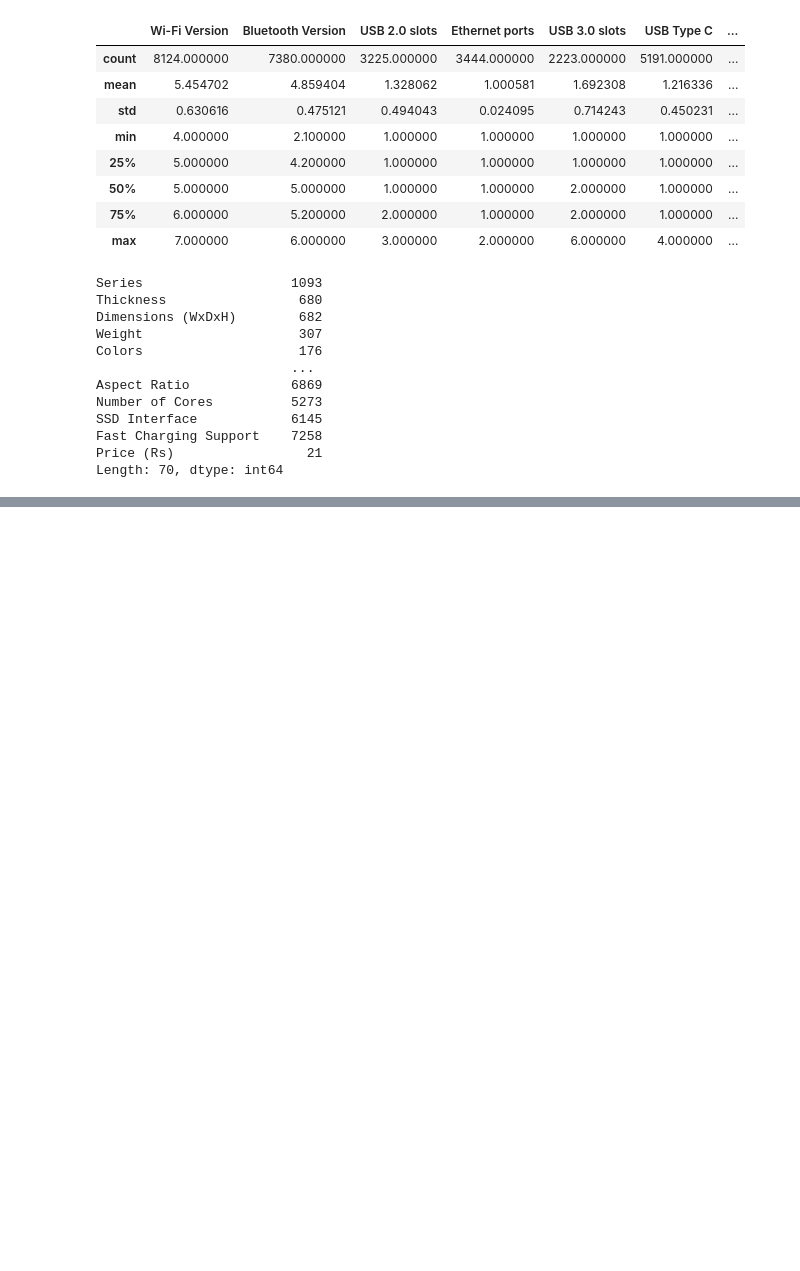
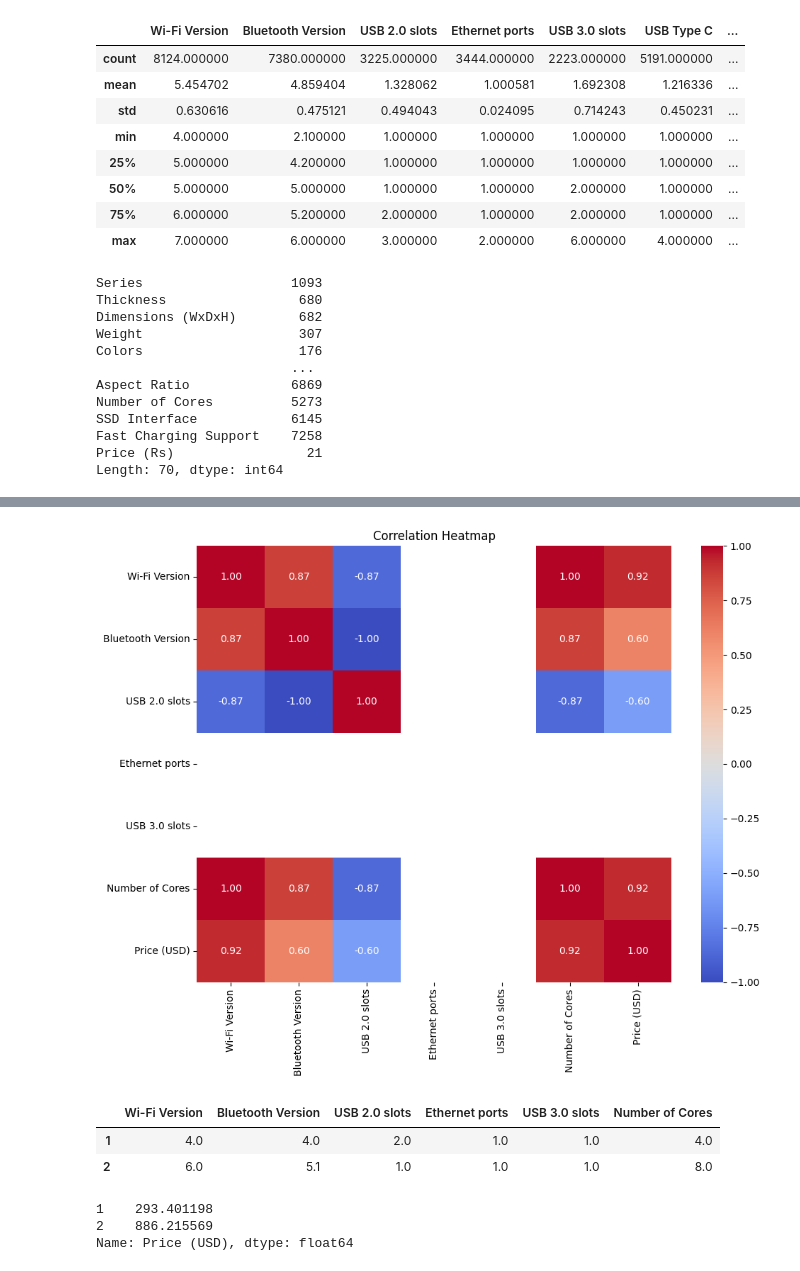
Before and after one commit to aydeeqm/dsrp-ml-notebooks, a Jupyter notebook: notebooks/regression_laptop.ipynb, the cells around one changed output, grey strips where cells are left out. Cells and saved outputs as stored; diff of their text form; code cells hidden in the pictures; blank space fills up the shorter version.

```diff
--- a/notebooks/regression_laptop.ipynb
+++ b/notebooks/regression_laptop.ipynb
@@ -72,0 +175,10 @@ Length: 70, dtype: int64
+# %%
+if data_model[model_features + ['Price (USD)']].select_dtypes(include=[np.number]).shape[1] >= 4:
+    plt.figure(figsize=(10, 8))
+    corr = data_model[model_features + ['Price (USD)']].corr()
+    sns.heatmap(corr, annot=True, cmap='coolwarm', fmt='.2f')
+    plt.title('Correlation Heatmap')
+    plt.tight_layout()
+    plt.show()
+# %% [output]
+[figure, added]
@@ -72,0 +190,12 @@ Length: 70, dtype: int64
+# %%
+X_train
+# %% [output]
+|  | Wi-Fi Version | Bluetooth Version | USB 2.0 slots | Ethernet ports | USB 3.0 slots | Number of Cores |
+| 1 | 4.0 | 4.0 | 2.0 | 1.0 | 1.0 | 4.0 |
+| 2 | 6.0 | 5.1 | 1.0 | 1.0 | 1.0 | 8.0 |
+# %%
+y_train
+# %% [output]
+1    293.401198
+2    886.215569
+Name: Price (USD), dtype: float64
```
Also changed, not shown: parts of 22 cells of this notebook.
